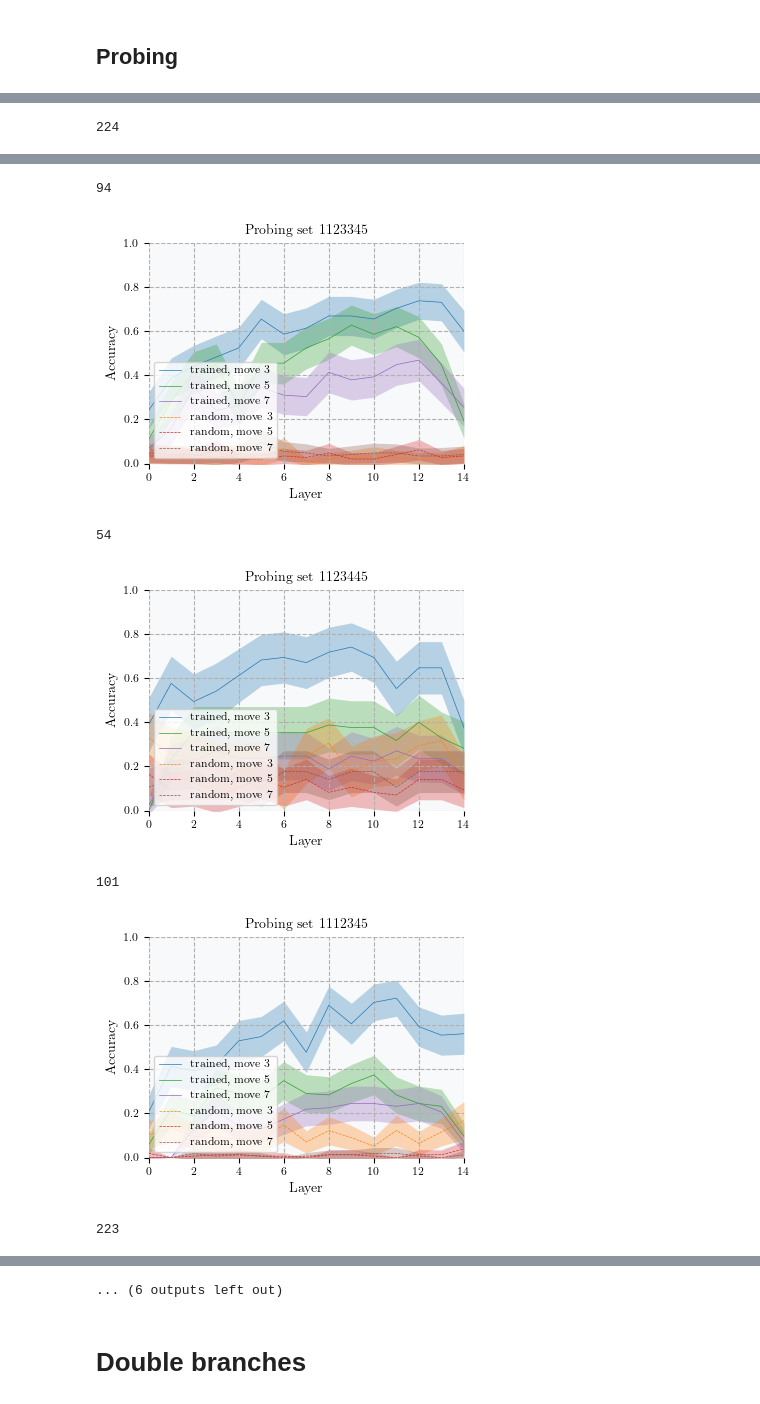
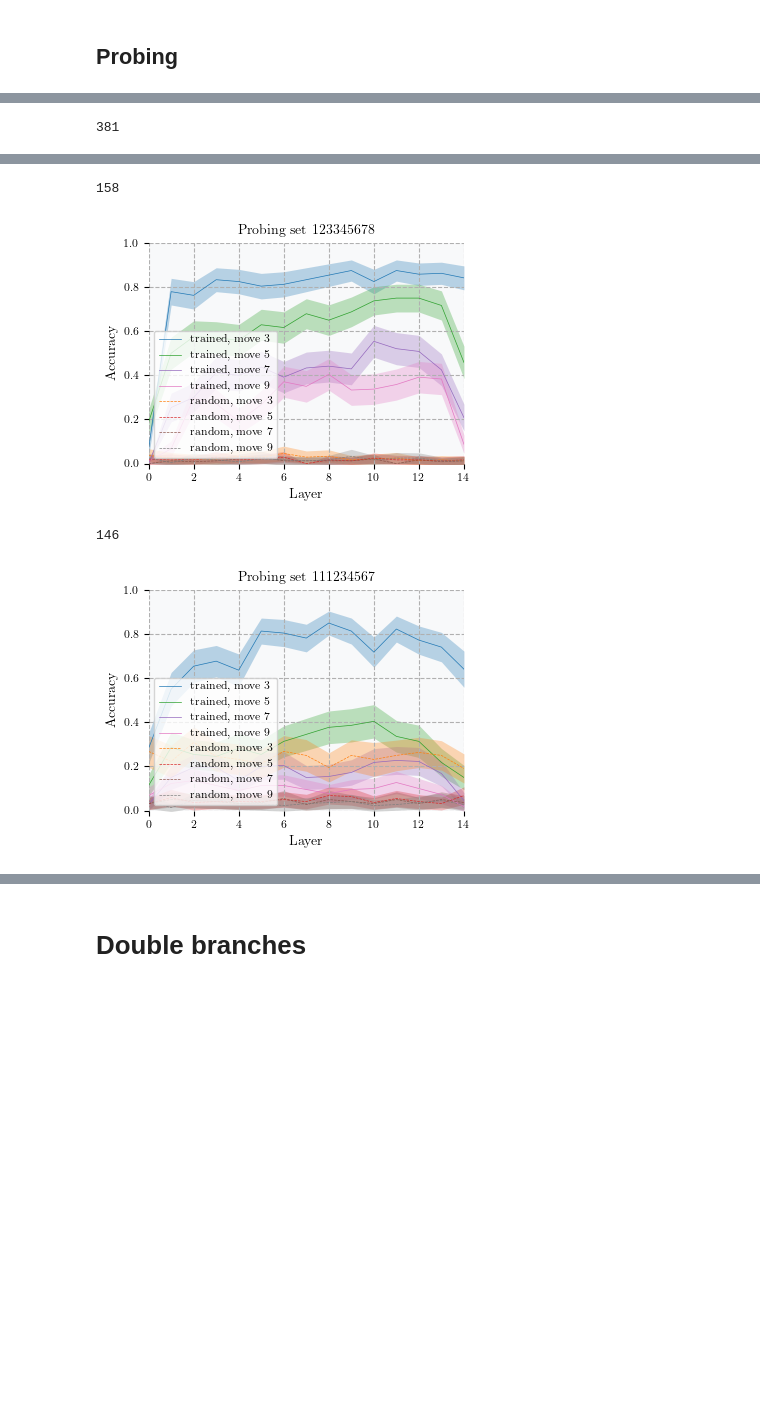
Before and after one commit to diogo-cruz/leela-interp, a Jupyter notebook: pv9.ipynb, the cells around one changed output, grey strips where cells are left out. Drawn from its saved outputs; the diff is of its cells as text; code cells hidden in the pictures; blank space fills up the shorter version.

```diff
--- a/pv9.ipynb
+++ b/pv9.ipynb
@@ -65,3 +65,15 @@ study.plot_attention_grid('n', possibilities, n_cols=3, filename="paper_attentio
  ('112344456', 13),
  ('123456738', 12),
  ('111233456', 14)]
+# %%
+from operator import itemgetter   # optional, but tidy
+
+counts = [(p, len(study.puzzle_sets['n'][p]))          # build the tuples
+          for p in possibilities]
+
+# sort by the “count” (index 1) largest → smallest
+counts_sorted = sorted(counts, key=itemgetter(1), reverse=True)
+
+# view the result
+for puzzle, total in counts_sorted:
+    print(puzzle, total)
@@ -67,0 +98,11 @@ study.plot_attention_grid('n', possibilities, n_cols=3, filename="paper_attentio
+# %%
+# starting from counts_sorted (already sorted desc on the count)
+unique_last_sorted = [
+    (puzzle, total)
+    for puzzle, total in counts_sorted
+    if puzzle.count(puzzle[-1]) == 1      # last digit appears exactly once
+]
+
+# display
+for puzzle, total in unique_last_sorted:
+    print(puzzle, total)
@@ -67,0 +127,2 @@ study.plot_attention_grid('n', possibilities, n_cols=3, filename="paper_attentio
+# %%
+good_possibilities = [possibility for possibility, count in unique_last_sorted][:4]
@@ -112,8 +205,8 @@ for possibility in possibilities:
 # %%
-cases = possibilities
+cases = good_possibilities
 
 for case in cases:
-    probing_study = ProbingStudy(case_number=case, tag_name='pv7_n')
+    probing_study = ProbingStudy(case_number=case, tag_name='pv9_n')
     print(probing_study.n_examples)
     probing_study.plot_probe_results(filename="paper_probe_results_" + case)
 # %% [output]
@@ -122 +215 @@ for case in cases:
-224
+381
@@ -124,7 +217,4 @@ for case in cases:
-94
+158
-[figure, old version]
+[figure, new version]
-54
+146
-[figure, old version]
+[figure, new version]
-101
-[figure, removed]
-223
@@ -132,4 +221,3 @@ for case in cases:
-... (6 outputs left out)
 # %% [markdown]
 # Double branches
 # %%
```
Also changed, not shown: parts of 7 cells of this notebook, 28 other files.
